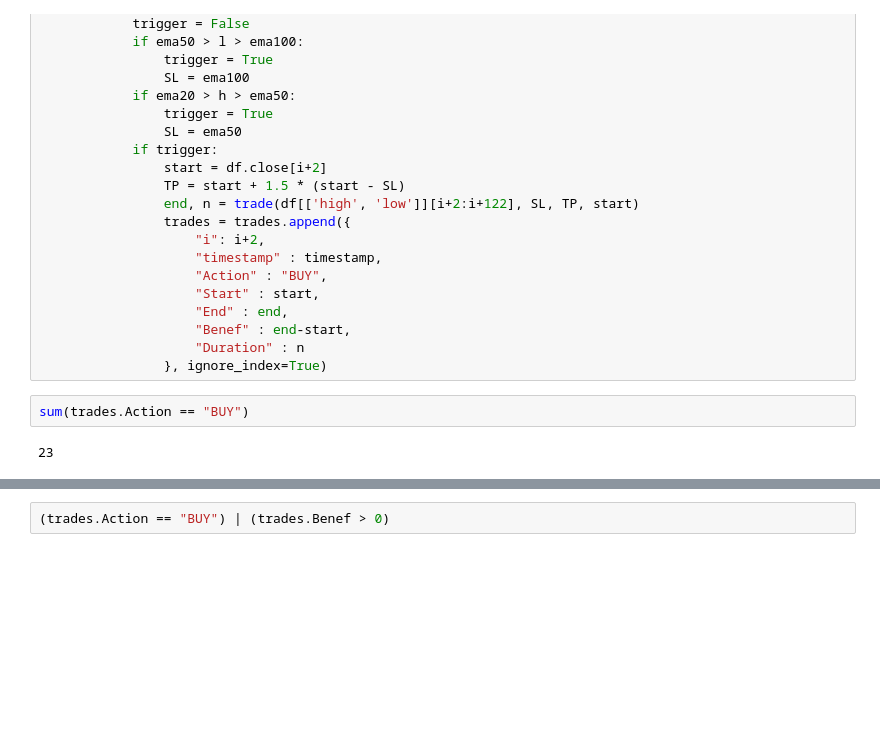
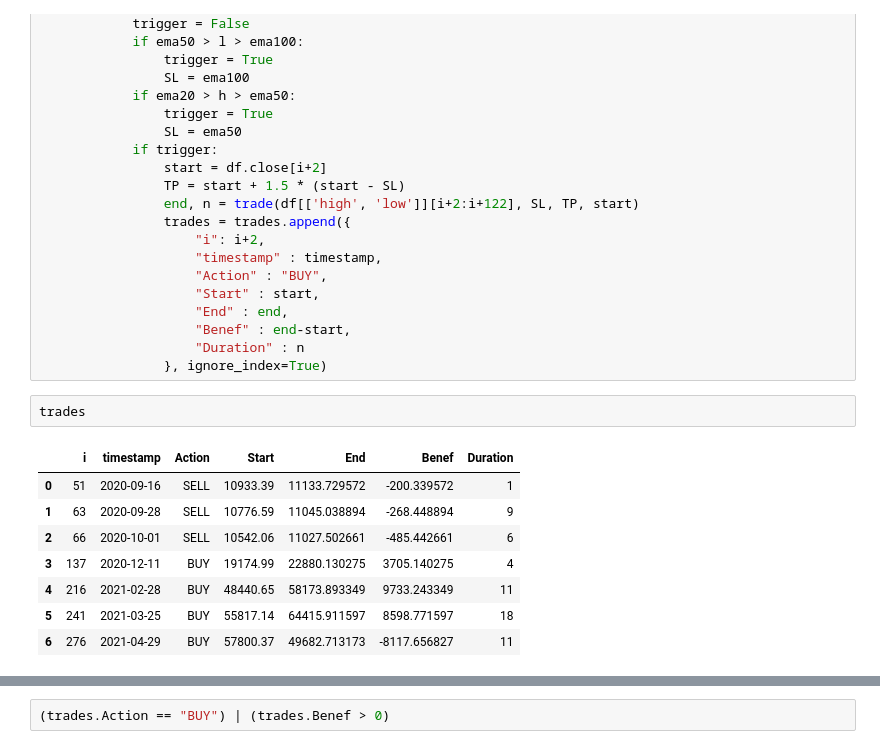
Before and after one commit to tttienthinh/GA-trading, a Jupyter notebook: Williams Fractal/1-williams test.ipynb, the cells around one changed output, grey strips where cells are left out. Cells and saved outputs as stored; diff of their text form; blank space fills up the shorter version.

```diff
--- a/Williams Fractal/1-williams test.ipynb
+++ b/Williams Fractal/1-williams test.ipynb
@@ -133,10 +133,17 @@ for i in range(len(df)):
                     "Benef" : end-start,
                     "Duration" : n
                 }, ignore_index=True)
-# %%
-sum(trades.Action == "BUY")
-# %% [output]
-23
+# %%
+trades
+# %% [output]
+|  | i | timestamp | Action | Start | End | Benef | Duration |
+| 0 | 51 | 2020-09-16 | SELL | 10933.39 | 11133.729572 | -200.339572 | 1 |
+| 1 | 63 | 2020-09-28 | SELL | 10776.59 | 11045.038894 | -268.448894 | 9 |
+| 2 | 66 | 2020-10-01 | SELL | 10542.06 | 11027.502661 | -485.442661 | 6 |
+| 3 | 137 | 2020-12-11 | BUY | 19174.99 | 22880.130275 | 3705.140275 | 4 |
+| 4 | 216 | 2021-02-28 | BUY | 48440.65 | 58173.893349 | 9733.243349 | 11 |
+| 5 | 241 | 2021-03-25 | BUY | 55817.14 | 64415.911597 | 8598.771597 | 18 |
+| 6 | 276 | 2021-04-29 | BUY | 57800.37 | 49682.713173 | -8117.656827 | 11 |
 # %%
 trades.mean()
 # %% [output]
```
Also changed, not shown: parts of 6 cells of this notebook, 9 other files.
